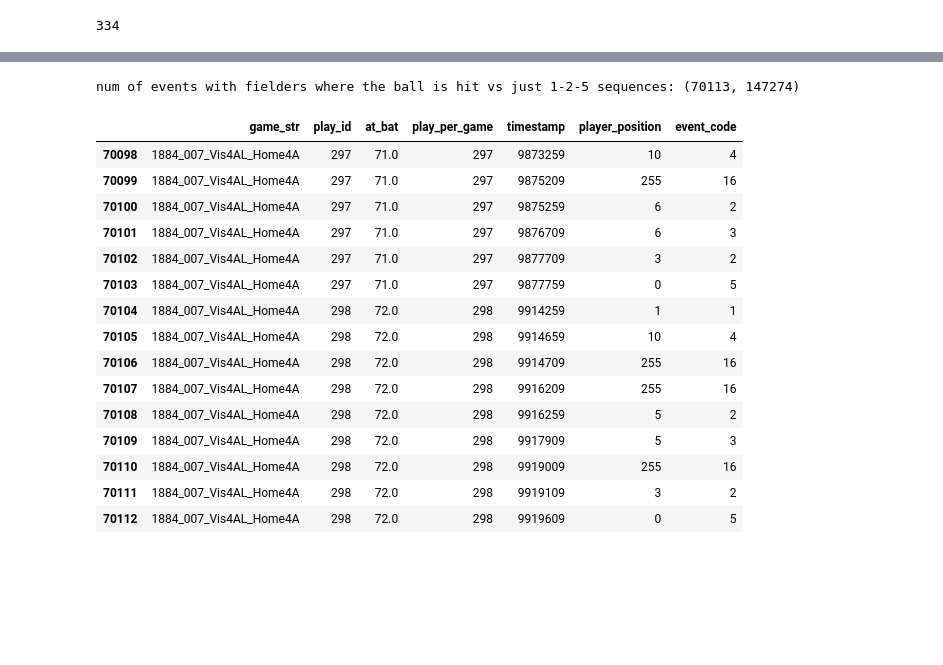
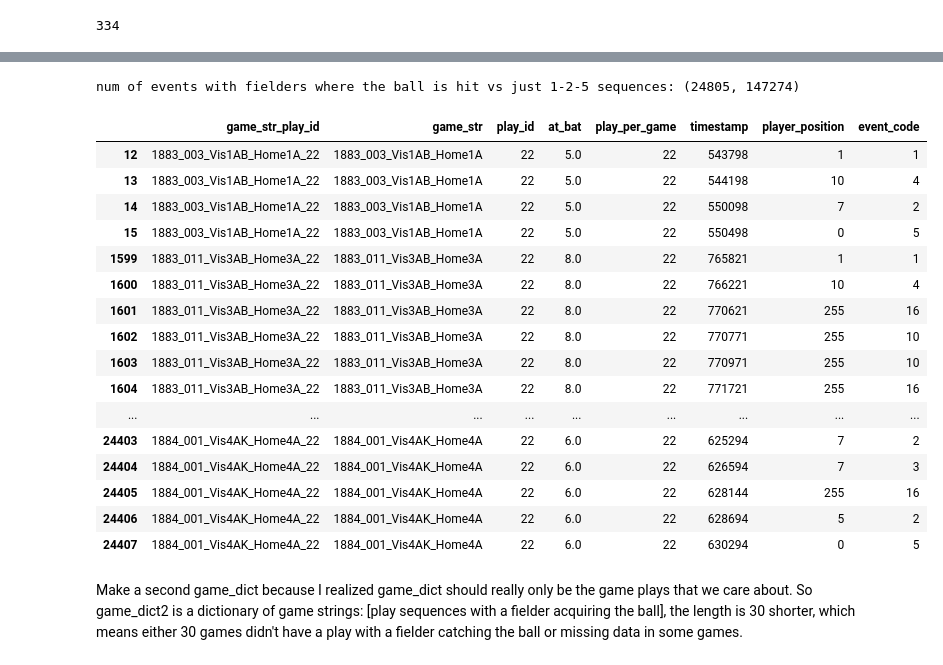
Before and after one commit to victorhauvi/SMT2024, a Jupyter notebook: 2024_SMT_Data_Challenge/SMT.ipynb, the cells around one changed output, grey strips where cells are left out. Saved outputs shown, nothing was run; the diff lists cells and outputs as text; code cells hidden in the pictures; blank space fills up the shorter version.

```diff
--- a/2024_SMT_Data_Challenge/SMT.ipynb
+++ b/2024_SMT_Data_Challenge/SMT.ipynb
@@ -363,22 +365,28 @@ player_pos_season1883
 # %% [markdown]
 ### Season 1884
 # %%
+
+
 dfs = []
 
 root_path = 'player_pos/Season_1884/'
 
-
 for home_dir in ['Home1A', 'Home2A', 'Home3A', 'Home4A']:
     home_path = os.path.join(root_path, home_dir)
-    for vis_dir in os.listdir(home_path):
-        vis_path = os.path.join(home_path, vis_dir)
-        for day_dir in os.listdir(vis_path):
-            day_path = os.path.join(vis_path, day_dir)
-            csv_path = os.path.join(day_path, 'player_pos.csv')
-            if os.path.isfile(csv_path):
-                df = pd.read_csv(csv_path)
-                dfs.append(df)
+    if os.path.isdir(home_path):  # Ensure home_path is a directory
+        for vis_dir in os.listdir(home_path):
+            vis_path = os.path.join(home_path, vis_dir)
+            if os.path.isdir(vis_path):  # Ensure vis_path is a directory
+                for day_dir in os.listdir(vis_path):
+                    if day_dir == '.DS_Store':
+                        continue
+                    day_path = os.path.join(vis_path, day_dir)
+                    if os.path.isdir(day_path):  # Ensure day_path is a directory
+                        csv_path = os.path.join(day_path, 'player_pos.csv')
+                        if os.path.isfile(csv_path):
+                            df = pd.read_csv(csv_path)
+                            dfs.append(df)
 
 player_pos_season1884 = pd.concat(dfs, ignore_index=True)
-player_pos_season1884
+print(player_pos_season1884)
 # %% [output]
@@ -628,16 +630,22 @@ game_events_fielders # we end up with a data frame of the game events where a fi
 game_events_fielders2 = pd.DataFrame()
 seq_start = None
 hit_ball = False
+fielder_ball = False
+fielders_ids = [7,8,9,255]
 for i in range(len(game_events_fielders)):
     if game_events_fielders.iloc[i]['event_code'] == 1: #if a play has started (1)
         #say that a sequence has started
         seq_start = i
     elif seq_start is not None and game_events_fielders.iloc[i]['event_code'] == 4:
         hit_ball = True #a ball has been hit if we find a 4
-    elif seq_start is not None and hit_ball and game_events_fielders.iloc[i]['event_code'] == 5:
+    elif seq_start is not None and game_events_fielders.iloc[i]['event_code'] == 2:
+        if game_events_fielders.iloc[i]['player_position'] in fielders_ids:
+            fielder_ball = True
+    elif seq_start is not None and hit_ball and fielder_ball and game_events_fielders.iloc[i]['event_code'] == 5:
         seq_end = i
         #if a sequence has started, we have identified the ball was hit, and the sequence has ended, we want to identify the end of the play and add the rows between the 1 and 5 to thew new df
         game_events_fielders2 = pd.concat([game_events_fielders2, game_events_fielders.iloc[seq_start:seq_end + 1]], ignore_index=True)
-        #reset the sequence indicators
+        #reset the flags
         seq_start = None
         hit_ball = False
+        fielder_ball = False
@@ -644,21 +658,27 @@ for i in range(len(game_events_fielders)):
 # %%
 print(f"num of events with fielders where the ball is hit vs just 1-2-5 sequences: {len(game_events_fielders2),  len(game_events_fielders)} " )
-game_events_fielders2.tail(15) #okay so now we have all the plays (and their unique play id for each game) where a hit actually happens, and therefore a fielder will be attentive b
+game_events_fielders2['game_str_play_id'] = game_events_fielders2['game_str'].astype(str) + '_' + game_events_fielders2['play_per_game'].astype(str)
+game_events_fielders2 = game_events_fielders2[['game_str_play_id'] + [col for col in game_events_fielders2.columns if col != 'game_str_play_id']] #move to front, rest of the columns in the same order
+
+game_events_fielders2[game_events_fielders2['play_id'] == 22]  #okay so now we have all the plays (and their unique play id for each game) where a hit actually happens, and therefore a fielder will be attentive b
 # %% [output]
-num of events with fielders where the ball is hit vs just 1-2-5 sequences: (70113, 147274)
+num of events with fielders where the ball is hit vs just 1-2-5 sequences: (24805, 147274)
-|  | game_str | play_id | at_bat | play_per_game | timestamp | player_position | event_code |
-| 70098 | 1884_007_Vis4AL_Home4A | 297 | 71.0 | 297 | 9873259 | 10 | 4 |
-| 70099 | 1884_007_Vis4AL_Home4A | 297 | 71.0 | 297 | 9875209 | 255 | 16 |
-| 70100 | 1884_007_Vis4AL_Home4A | 297 | 71.0 | 297 | 9875259 | 6 | 2 |
-| 70101 | 1884_007_Vis4AL_Home4A | 297 | 71.0 | 297 | 9876709 | 6 | 3 |
-| 70102 | 1884_007_Vis4AL_Home4A | 297 | 71.0 | 297 | 9877709 | 3 | 2 |
-| 70103 | 1884_007_Vis4AL_Home4A | 297 | 71.0 | 297 | 9877759 | 0 | 5 |
-| 70104 | 1884_007_Vis4AL_Home4A | 298 | 72.0 | 298 | 9914259 | 1 | 1 |
-| 70105 | 1884_007_Vis4AL_Home4A | 298 | 72.0 | 298 | 9914659 | 10 | 4 |
-| 70106 | 1884_007_Vis4AL_Home4A | 298 | 72.0 | 298 | 9914709 | 255 | 16 |
-| 70107 | 1884_007_Vis4AL_Home4A | 298 | 72.0 | 298 | 9916209 | 255 | 16 |
-| 70108 | 1884_007_Vis4AL_Home4A | 298 | 72.0 | 298 | 9916259 | 5 | 2 |
-| 70109 | 1884_007_Vis4AL_Home4A | 298 | 72.0 | 298 | 9917909 | 5 | 3 |
-| 70110 | 1884_007_Vis4AL_Home4A | 298 | 72.0 | 298 | 9919009 | 255 | 16 |
-| 70111 | 1884_007_Vis4AL_Home4A | 298 | 72.0 | 298 | 9919109 | 3 | 2 |
-| 70112 | 1884_007_Vis4AL_Home4A | 298 | 72.0 | 298 | 9919609 | 0 | 5 |
+|  | game_str_play_id | game_str | play_id | at_bat | play_per_game | timestamp | player_position | event_code |
+| 12 | 1883_003_Vis1AB_Home1A_22 | 1883_003_Vis1AB_Home1A | 22 | 5.0 | 22 | 543798 | 1 | 1 |
+| 13 | 1883_003_Vis1AB_Home1A_22 | 1883_003_Vis1AB_Home1A | 22 | 5.0 | 22 | 544198 | 10 | 4 |
+| 14 | 1883_003_Vis1AB_Home1A_22 | 1883_003_Vis1AB_Home1A | 22 | 5.0 | 22 | 550098 | 7 | 2 |
+| 15 | 1883_003_Vis1AB_Home1A_22 | 1883_003_Vis1AB_Home1A | 22 | 5.0 | 22 | 550498 | 0 | 5 |
+| 1599 | 1883_011_Vis3AB_Home3A_22 | 1883_011_Vis3AB_Home3A | 22 | 8.0 | 22 | 765821 | 1 | 1 |
+| 1600 | 1883_011_Vis3AB_Home3A_22 | 1883_011_Vis3AB_Home3A | 22 | 8.0 | 22 | 766221 | 10 | 4 |
+| 1601 | 1883_011_Vis3AB_Home3A_22 | 1883_011_Vis3AB_Home3A | 22 | 8.0 | 22 | 770621 | 255 | 16 |
+| 1602 | 1883_011_Vis3AB_Home3A_22 | 1883_011_Vis3AB_Home3A | 22 | 8.0 | 22 | 770771 | 255 | 10 |
+| 1603 | 1883_011_Vis3AB_Home3A_22 | 1883_011_Vis3AB_Home3A | 22 | 8.0 | 22 | 770971 | 255 | 10 |
+| 1604 | 1883_011_Vis3AB_Home3A_22 | 1883_011_Vis3AB_Home3A | 22 | 8.0 | 22 | 771721 | 255 | 16 |
+| ... | ... | ... | ... | ... | ... | ... | ... | ... |
+| 24403 | 1884_001_Vis4AK_Home4A_22 | 1884_001_Vis4AK_Home4A | 22 | 6.0 | 22 | 625294 | 7 | 2 |
+| 24404 | 1884_001_Vis4AK_Home4A_22 | 1884_001_Vis4AK_Home4A | 22 | 6.0 | 22 | 626594 | 7 | 3 |
+| 24405 | 1884_001_Vis4AK_Home4A_22 | 1884_001_Vis4AK_Home4A | 22 | 6.0 | 22 | 628144 | 255 | 16 |
+| 24406 | 1884_001_Vis4AK_Home4A_22 | 1884_001_Vis4AK_Home4A | 22 | 6.0 | 22 | 628694 | 5 | 2 |
+| 24407 | 1884_001_Vis4AK_Home4A_22 | 1884_001_Vis4AK_Home4A | 22 | 6.0 | 22 | 630294 | 0 | 5 |
+# %% [markdown]
+Make a second game_dict because I realized game_dict should really only be the game plays that we care about. So game_dict2 is a dictionary of game strings: [play sequences with a fielder acquiring the ball], the length is 30 shorter, which means either 30 games didn't have a play with a fielder catching the ball or missing data in some games.
```
Also changed, not shown: parts of 59 cells of this notebook, 12 other files.
